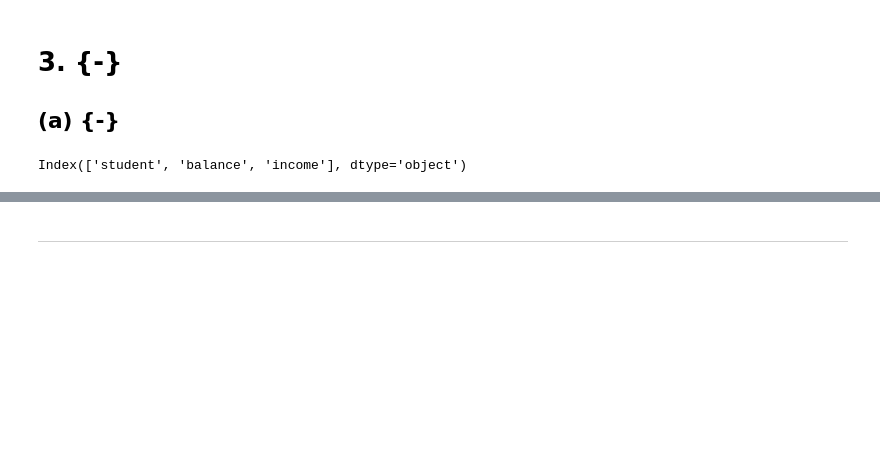
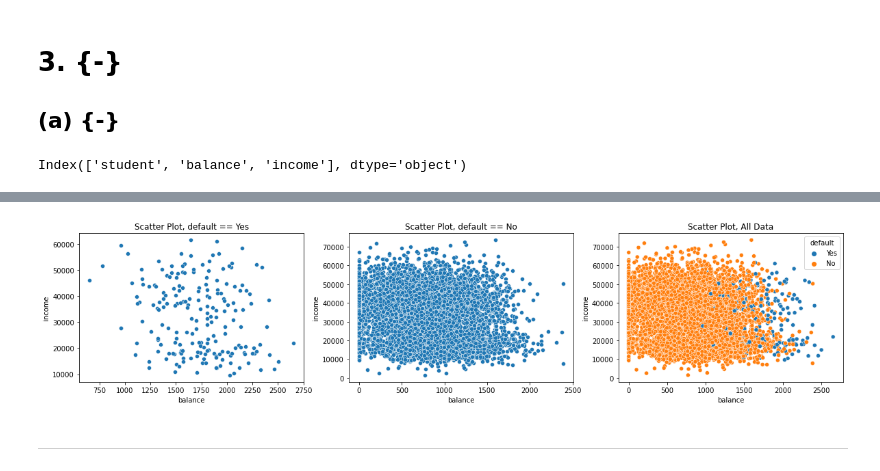
Before and after one commit to beginnerSC/mscf_hw_spring, a Jupyter notebook: ML II/2/Homework #2.ipynb, the cells around one changed output, grey strips where cells are left out. Drawn from its saved outputs; the diff is of its cells as text; code cells hidden in the pictures; blank space fills up the shorter version.

```diff
--- a/ML II/2/Homework #2.ipynb
+++ b/ML II/2/Homework #2.ipynb
@@ -203,3 +199,14 @@ Index(['student', 'balance', 'income'], dtype='object')
+# %%
+fig, (ax1, ax2, ax3) = plt.subplots(1, 3, figsize=(20, 4))
+sns.scatterplot(x='balance', y='income', ax=ax1, data=X_train[y_train=='Yes'])
+sns.scatterplot(x='balance', y='income', ax=ax2, data=X_train[y_train=='No'])
+sns.scatterplot(x='balance', y='income', ax=ax3, data=X_train, hue=y_train)
+ax1.set(title='Scatter Plot, default == Yes')
+ax2.set(title='Scatter Plot, default == No')
+ax3.set(title='Scatter Plot, All Data')
+plt.show()
+# %% [output]
+[figure, added]
 # %% [markdown]
 ---
 # %%
```
Also changed, not shown: parts of 2 cells of this notebook.
